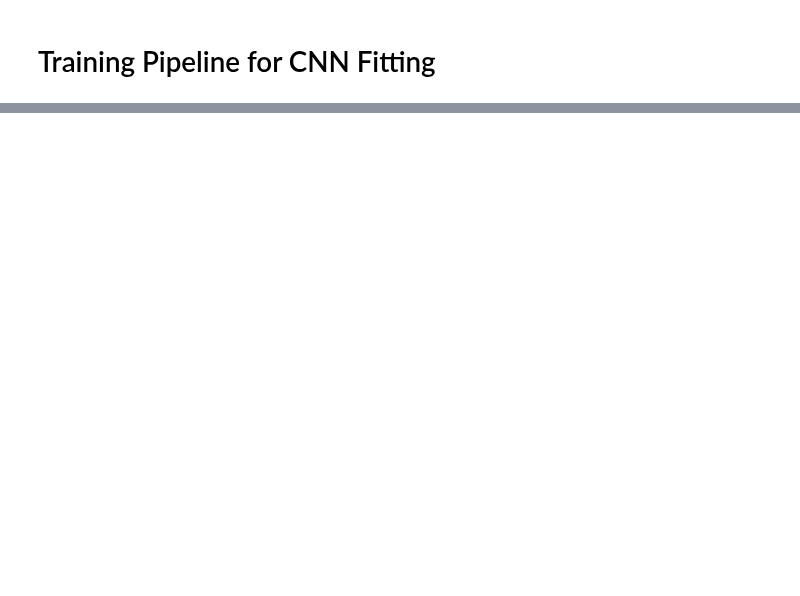
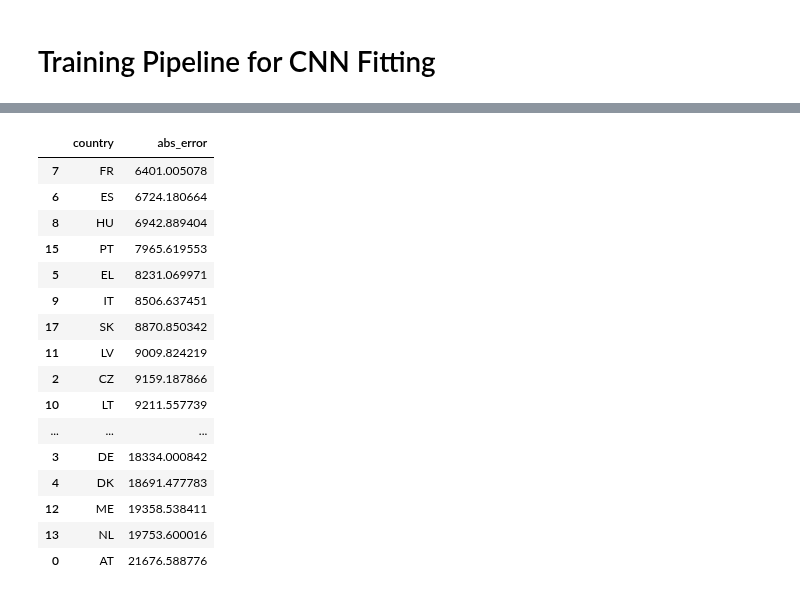
Before and after one commit to maxjonasbehrens/master_thesis_code, a Jupyter notebook: NeuralNetTrain/ee_import.ipynb, the cells around one changed output, grey strips where cells are left out. Saved outputs shown, nothing was run; the diff lists cells and outputs as text; code cells hidden in the pictures; blank space fills up the shorter version.

```diff
--- a/NeuralNetTrain/ee_import.ipynb
+++ b/NeuralNetTrain/ee_import.ipynb
@@ -469,0 +701,9 @@ WARNING:tensorflow:From /usr/local/lib/python3.6/dist-packages/keras/backend/ten
+# %%
+# Get Predictions for Test Set
+test_preds = model.predict_generator(test_it)
+# %%
+# Get Files from Test Set
+test_files = test_it.filenames
+# %%
+# Get True Values from Test Set
+test_true = test_it.labels
@@ -469,0 +719,7 @@ WARNING:tensorflow:From /usr/local/lib/python3.6/dist-packages/keras/backend/ten
+# %%
+res_dict = {'test_preds':list(test_preds[:,0]), 'test_files':list(test_files), 'test_true_vals':list(test_true)}
+result_dat = pd.DataFrame(res_dict)
+result_dat['country'] = result_dat['test_files'].str[:2]
+result_dat['se'] = (result_dat['test_true_vals']-result_dat['test_preds'])**2
+result_dat['abs_error'] = abs(result_dat['test_true_vals']-result_dat['test_preds'])
+result_dat.head()
@@ -469,0 +733,20 @@ WARNING:tensorflow:From /usr/local/lib/python3.6/dist-packages/keras/backend/ten
+# %%
+result_dat.groupby(['country'])['abs_error'].mean().reset_index().sort_values(['abs_error'])
+# %% [output]
+|  | country | abs_error |
+| 7 | FR | 6401.005078 |
+| 6 | ES | 6724.180664 |
+| 8 | HU | 6942.889404 |
+| 15 | PT | 7965.619553 |
+| 5 | EL | 8231.069971 |
+| 9 | IT | 8506.637451 |
+| 17 | SK | 8870.850342 |
+| 11 | LV | 9009.824219 |
+| 2 | CZ | 9159.187866 |
+| 10 | LT | 9211.557739 |
+| ... | ... | ... |
+| 3 | DE | 18334.000842 |
+| 4 | DK | 18691.477783 |
+| 12 | ME | 19358.538411 |
+| 13 | NL | 19753.600016 |
+| 0 | AT | 21676.588776 |
```
Also changed, not shown: parts of 41 cells of this notebook.
